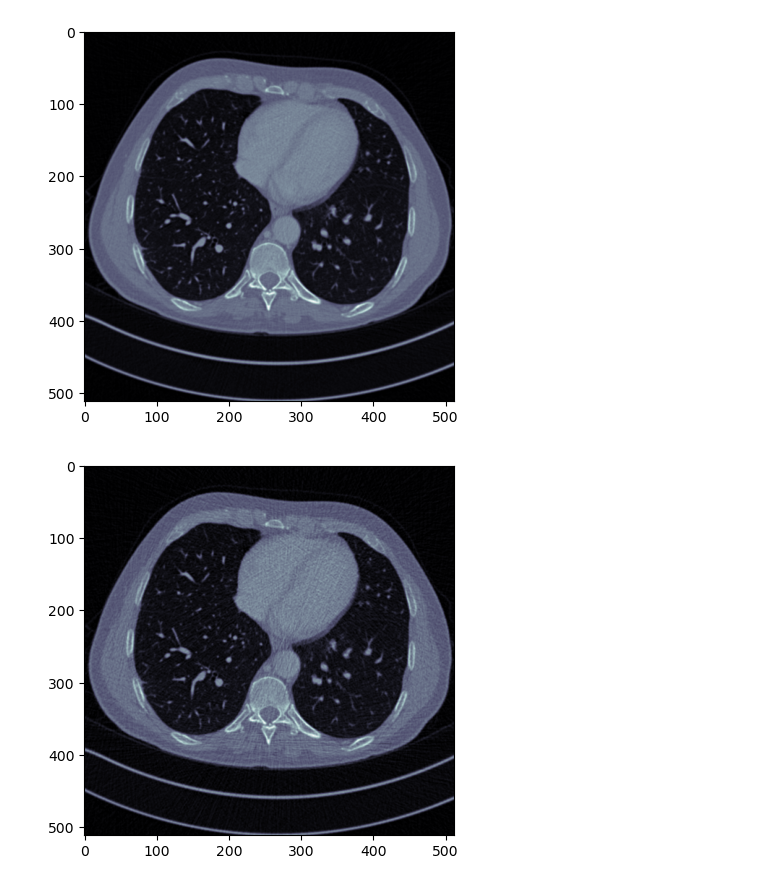
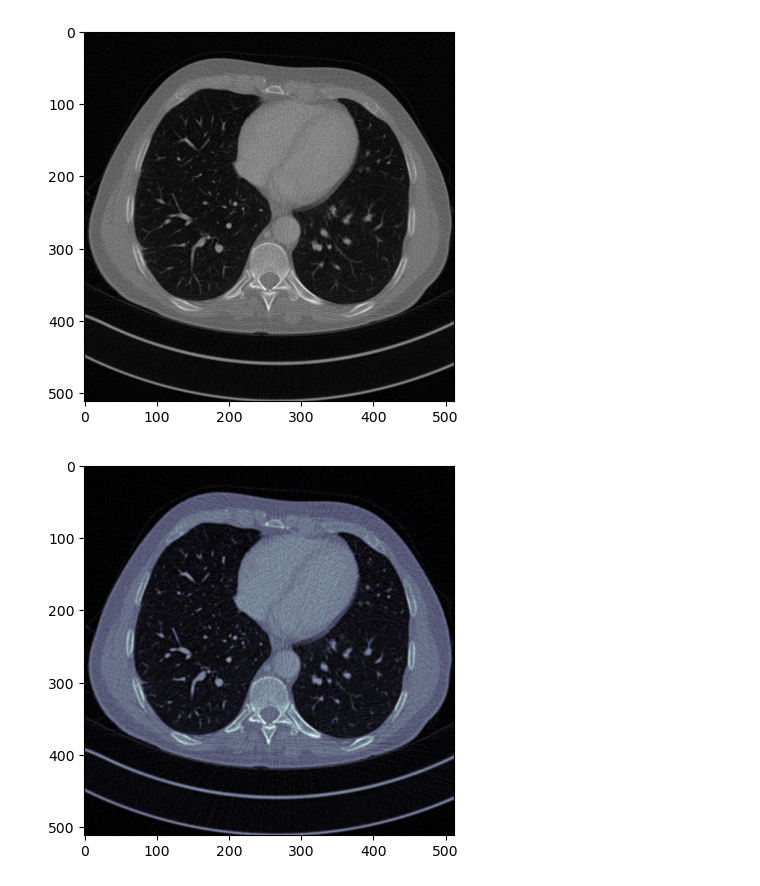
Before and after one commit to TeamEpochGithub/CTImageQuality, a Jupyter notebook: analysis/eda/analysis_aapm/aapm_experiment.ipynb, the cells around one changed output. Drawn from its saved outputs; the diff is of its cells as text; code cells hidden in the pictures.

```diff
--- a/analysis/eda/analysis_aapm/aapm_experiment.ipynb
+++ b/analysis/eda/analysis_aapm/aapm_experiment.ipynb
@@ -4,15 +4,15 @@ from pydicom.pixel_data_handlers.util import apply_voi_lut
 import matplotlib.pyplot as plt
 import  numpy as np
 # %%
-full_dose_file = r"C:\EpochProjects\CTImageQuality\data\L067_FD_1_1.CT.0001.0001.2015.12.22.18.09.40.840353.358074219.IMA"
-low_dose_file = r"C:\EpochProjects\CTImageQuality\data\L067_QD_1_1.CT.0003.0001.2015.12.22.18.10.55.420810.358276339.IMA"
+full_dose_file = r"C:\EpochProjects\CTImageQuality\data\QD_3mm_sharp\quarter_3mm_sharp\L067\quarter_3mm_sharp\L067_QD_3_SHARP_1.CT.0003.0001.2016.01.21.18.12.01.921560.405032914.IMA"
+# low_dose_file = r"C:\EpochProjects\CTImageQuality\data\L067_QD_1_1.CT.0003.0001.2015.12.22.18.10.55.420810.358276339.IMA"
 fds = pydicom.dcmread(full_dose_file)
-lds = pydicom.dcmread(low_dose_file)
+# lds = pydicom.dcmread(low_dose_file)
 
-plt.imshow(fds.pixel_array, cmap=plt.cm.bone)  # set the color map to bone
+plt.imshow(fds.pixel_array, cmap='gray')  # set the color map to bone
 plt.show()
 # %% [output]
-[figure, old version]
+[figure, new version]
 # %%
 plt.imshow(lds.pixel_array, cmap=plt.cm.bone)
 plt.show()
```
Also changed, not shown: 1 other file.
